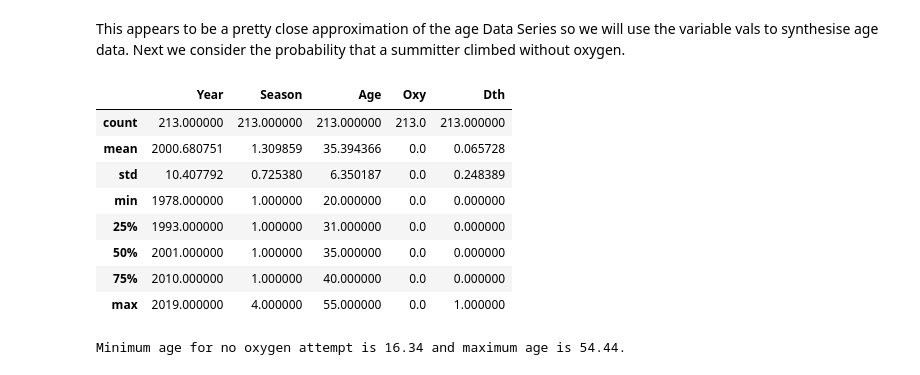
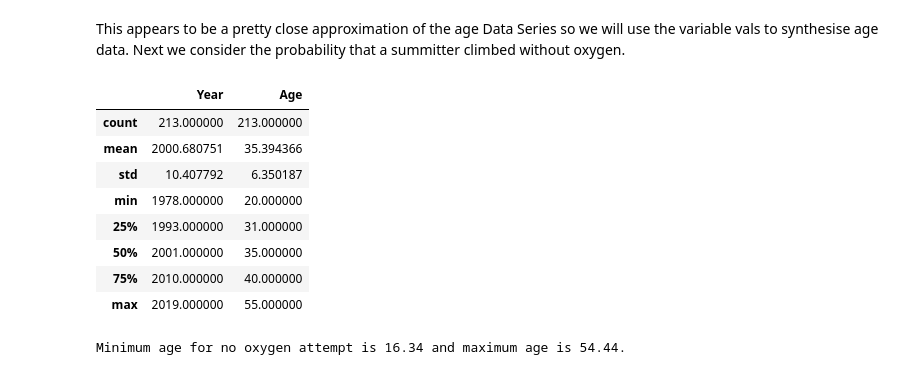
Before and after one commit to dreapadoir/PfDA_Project, a Jupyter notebook: Everest.ipynb, the cells around one changed output. Saved outputs shown, nothing was run; the diff lists cells and outputs as text; code cells hidden in the pictures.

Commit message:
Revert "changed Season, Oxy and Dth columns to integers, rewrote code to calculate oxProbability"
This reverts commit 698f18cb47113b6dc03f6770b7ac1a186b60695b.

```diff
--- a/Everest.ipynb
+++ b/Everest.ipynb
@@ -89,18 +86,18 @@ plt.hist(vals, bins=10)
 # %% [markdown]
 This appears to be a pretty close approximation of the age Data Series so we will use the variable vals to synthesise age data. Next we consider the probability that a summitter climbed without oxygen.
 # %%
-noOxygen = dfml.loc[dfml.loc[:,'Oxy'] == 0]
+noOxygen = df.loc[df.loc[:,'Oxy'] == 'No']
 noOxygen.describe()
 # %% [output]
-|  | Year | Season | Age | Oxy | Dth |
-| count | 213.000000 | 213.000000 | 213.000000 | 213.0 | 213.000000 |
-| mean | 2000.680751 | 1.309859 | 35.394366 | 0.0 | 0.065728 |
-| std | 10.407792 | 0.725380 | 6.350187 | 0.0 | 0.248389 |
-| min | 1978.000000 | 1.000000 | 20.000000 | 0.0 | 0.000000 |
-| 25% | 1993.000000 | 1.000000 | 31.000000 | 0.0 | 0.000000 |
-| 50% | 2001.000000 | 1.000000 | 35.000000 | 0.0 | 0.000000 |
-| 75% | 2010.000000 | 1.000000 | 40.000000 | 0.0 | 0.000000 |
-| max | 2019.000000 | 4.000000 | 55.000000 | 0.0 | 1.000000 |
+|  | Year | Age |
+| count | 213.000000 | 213.000000 |
+| mean | 2000.680751 | 35.394366 |
+| std | 10.407792 | 6.350187 |
+| min | 1978.000000 | 20.000000 |
+| 25% | 1993.000000 | 31.000000 |
+| 50% | 2001.000000 | 35.000000 |
+| 75% | 2010.000000 | 40.000000 |
+| max | 2019.000000 | 55.000000 |
 # %%
 minNoOxAge = noOxygen.Age.mean() - noOxygen.Age.std()*3
 maxNoOxAge = noOxygen.Age.mean() + noOxygen.Age.std()*3
```
Also changed, not shown: parts of 17 cells of this notebook.
